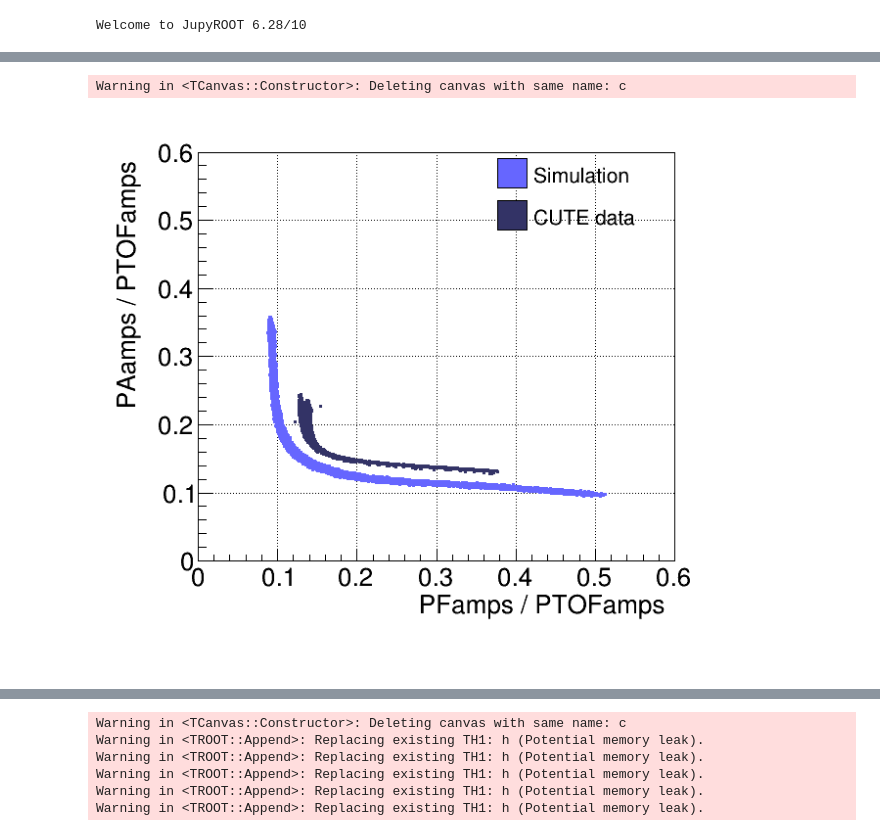
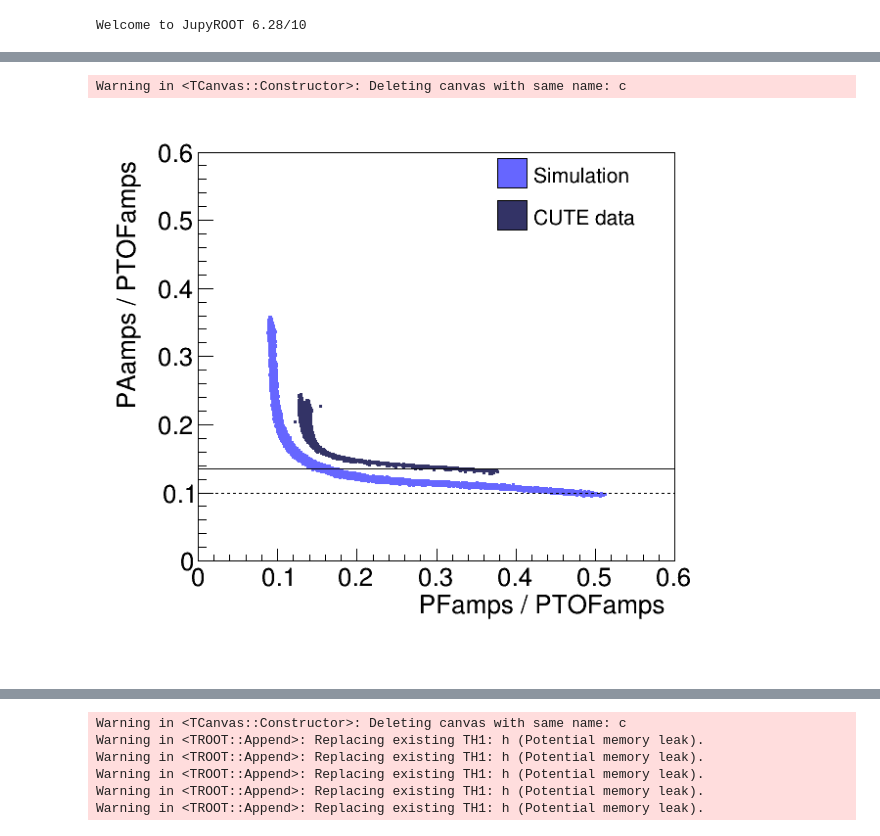
Before and after one commit to perry5334/CDMS, a Jupyter notebook: notebooks/BGM/cRadial_eff.ipynb, the cells around one changed output, grey strips where cells are left out. Drawn from its saved outputs; the diff is of its cells as text; code cells hidden in the pictures.

```diff
--- a/notebooks/BGM/cRadial_eff.ipynb
+++ b/notebooks/BGM/cRadial_eff.ipynb
@@ -137,24 +137,11 @@ RQs["sim"]['lin_PTOFamps'] = lin_class.linearize(RQs["sim"]['PTOFamps'])
 RQs["sim"]['calib_PTOFamps'] = RQs["sim"]['lin_PTOFamps'] * lin2keVee["sim"]
 # %%
 ## Calculate radial parameter from channel amplitudes
-for datatype in ['data']:
+for datatype in ['data', 'sim']:
     rel_calibs = read_relcal.get_rel_calib(relcal_path[datatype])
     Fsum = RQs[datatype]['PFS1OFamps']*rel_calibs[det[datatype]]['PFS1'] + RQs[datatype]['PFS2OFamps']*rel_calibs[det[datatype]]['PFS2']
     Asum = RQs[datatype]['PAS1OFamps']*rel_calibs[det[datatype]]['PAS1'] + RQs[datatype]['PAS2OFamps']*rel_calibs[det[datatype]]['PAS2']
     RQs[datatype]['RadialPar'] = (Fsum - Asum) / RQs[datatype]['PTOFamps']
-# %%
-for datatype in ['sim']:
-    PTOFamps = RQs[datatype]['PTOFamps']
-    delta = 0.025 * PTOFamps
-    rel_calibs = read_relcal.get_rel_calib(relcal_path[datatype])
-    PFS1OFamps = delta + RQs[datatype]['PFS1OFamps']*rel_calibs[1]['PFS1'] * (PTOFamps - 12 * delta) / PTOFamps
-    PFS2OFamps = delta + RQs[datatype]['PFS2OFamps']*rel_calibs[1]['PFS2'] * (PTOFamps - 12 * delta) / PTOFamps
-    PAS1OFamps = delta + RQs[datatype]['PAS1OFamps']*rel_calibs[1]['PAS1'] * (PTOFamps - 12 * delta) / PTOFamps
-    PAS2OFamps = delta + RQs[datatype]['PAS2OFamps']*rel_calibs[1]['PAS2'] * (PTOFamps - 12 * delta) / PTOFamps
-    Fsum = PFS1OFamps + PFS2OFamps
-    Asum = PAS1OFamps + PAS2OFamps
-
-    RQs[datatype]['RadialPar'] = (Fsum - Asum) / RQs[datatype]['PTOFamps']
 # %%
 ## Set of cuts for selecting events in different regions of the Ge-71 spectrum. Bounds often set by the +/-3 sigma edges of the peaks. Fit results taken from here:
 # https://confluence.slac.stanford.edu/spaces/CDMS/pages/601696559/Comparing+Ge+activation+rates+in+data+and+simulation
@@ -323,33 +309,45 @@ cut = RQs['sim']['Kshell_cut']
 rel_calibs = read_relcal.get_rel_calib(relcal_path['sim'])
 RadialPar = RQs['sim']['RadialPar']
 Fsum = (RQs['sim']['PFS1OFamps']*rel_calibs[1]['PFS1'] + RQs['sim']['PFS2OFamps']*rel_calibs[1]['PFS2'])
 Asum = (RQs['sim']['PAS1OFamps']*rel_calibs[1]['PAS1'] + RQs['sim']['PAS2OFamps']*rel_calibs[1]['PAS2'])
 PTOFamps = RQs['sim']['PTOFamps']
 
 scatter_sim.createScatter((Fsum / PTOFamps)[cut], (Asum / PTOFamps)[cut], color = ROOT.kBlue-7, size = 0.4, label = "Simulation")
 
 cut = RQs['data']['Kshell_cut']
 rel_calibs = read_relcal.get_rel_calib(relcal_path['data'])
 RadialPar = RQs['data']['RadialPar']
 Fsum = (RQs['data']['PFS1OFamps']*rel_calibs[1]['PFS1'] + RQs['data']['PFS2OFamps']*rel_calibs[1]['PFS2'])
 Asum = (RQs['data']['PAS1OFamps']*rel_calibs[1]['PAS1'] + RQs['data']['PAS2OFamps']*rel_calibs[1]['PAS2'])
 PTOFamps = RQs['data']['PTOFamps']
 
 scatter_sim.createScatter((Fsum / PTOFamps)[cut], (Asum / PTOFamps)[cut], color = ROOT.kBlue-1, size = 0.4, label = "CUTE data")
 
-scatter_sim.draw("AP", "P ", grid=True)
+scatter_sim.draw("AP", "P ", grid=False)
+
+line1 = ROOT.TLine(0, 0.1, 0.6, 0.1)
+line1.SetLineColor(ROOT.kBlack)
+line1.SetLineStyle(2)
+line1.SetLineWidth(1)
+line1.Draw("same")
+
+line2 = ROOT.TLine(0, 0.135, 0.6, 0.135)
+line2.SetLineColor(ROOT.kBlack)
+line2.SetLineStyle(1)
+line2.SetLineWidth(1)
+line2.Draw("same")
 
 graphs = scatter_sim.getGraphs()
 
 legend = ROOT.TLegend(0.58, 0.78, 0.83, 0.93)
 legend.SetBorderSize(0)
 legend.SetFillStyle(0)
 legend.SetTextSize(0.04)
 for g, label in graphs:
     legend.AddEntry(g, label, "f")
 
 legend.Draw()
 # %% [output]
 Warning in <TCanvas::Constructor>: Deleting canvas with same name: c
-[figure, old version]
+[figure, new version]
 # %%
```
Also changed, not shown: parts of 4 cells of this notebook, 2 other files.
